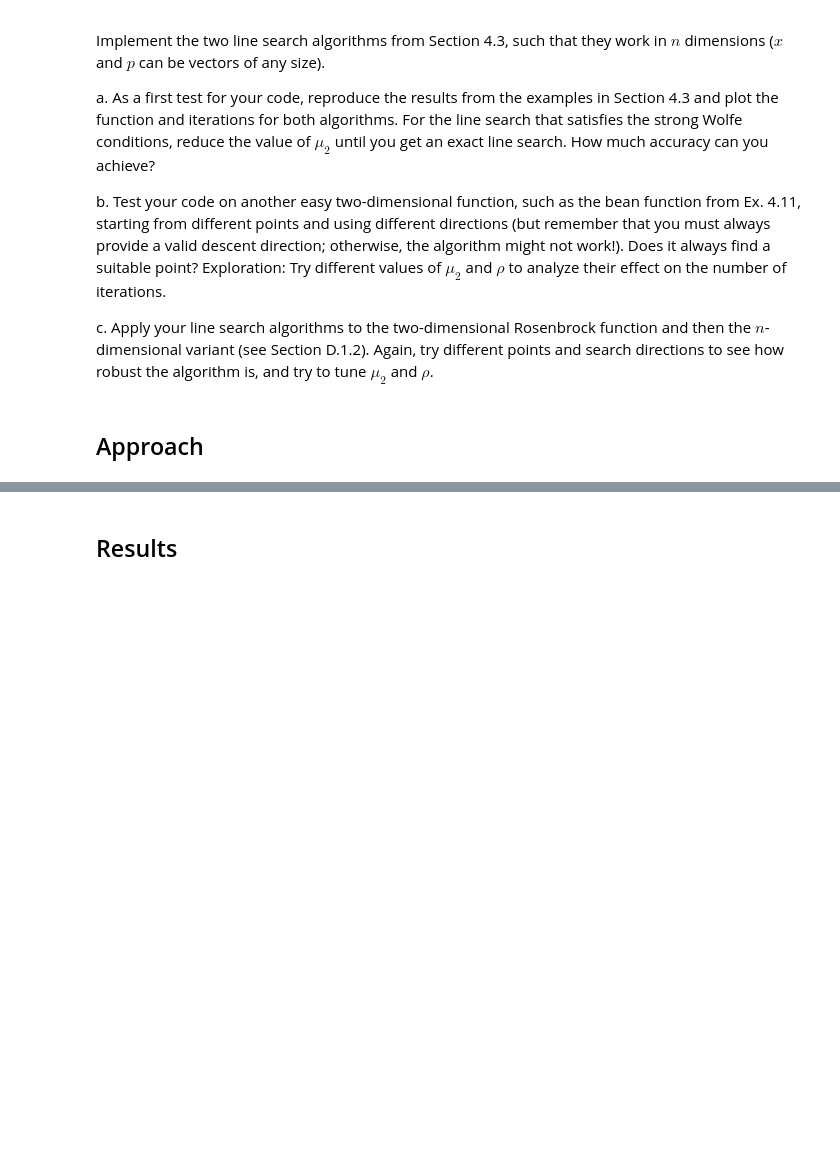
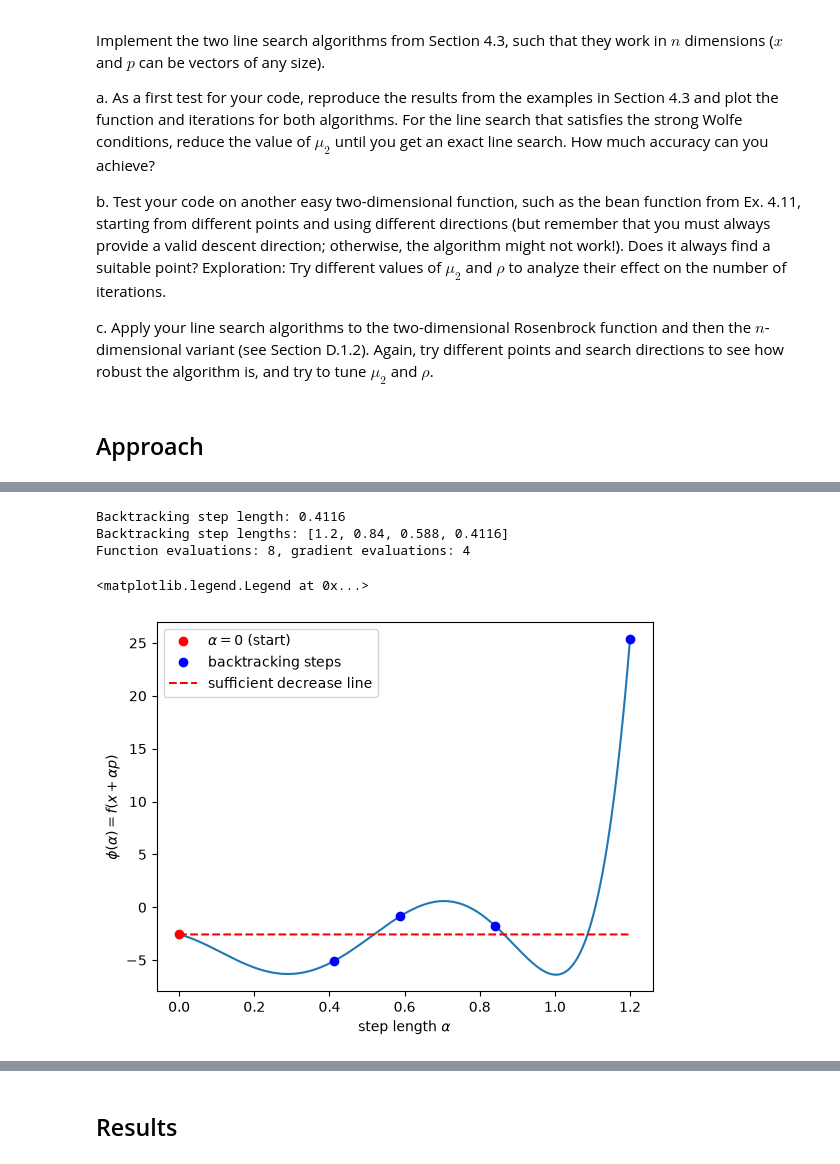
Before and after one commit to S0mar/MDO_Learn, a Jupyter notebook: solutions/ch04/prob4_7.ipynb, the cells around one changed output, grey strips where cells are left out. Drawn from its saved outputs; the diff is of its cells as text; code cells hidden in the pictures; blank space fills up the shorter version.

```diff
--- a/solutions/ch04/prob4_7.ipynb
+++ b/solutions/ch04/prob4_7.ipynb
@@ -65,0 +96,12 @@ def bracketing_pinpointing(f, grad, x, p, alpha_init=1.0, mu1=1e-4, mu2=0.9, sig
+# %%
+# signatures only; fill in. x, p are arrays of any size; return the step length and whatever counts you need
+def backtracking(f, grad, x, p, alpha_init=1.0, mu1=1e-4, rho=0.7):
+    """Backtracking line search to satisfy the Armijo condition (sufficient decrease)."""
+
+    alpha = alpha_init
+    alpha_list = [alpha]
+    while f(x + alpha * p) > f(x) + mu1 * alpha * grad(x + alpha * p).dot(p):
+        #while the function is aboce the sufficient decrease line, backtrack
+        alpha *= rho
+        alpha_list.append(alpha)
+    return alpha, alpha_list
@@ -65,0 +217,38 @@ def bracketing_pinpointing(f, grad, x, p, alpha_init=1.0, mu1=1e-4, mu2=0.9, sig
+# %%
+# start with solving example 4.8 (f_ls) with backtracking
+x0 = np.array([-1.25, 1.25]) # starting point
+p = np.array([4.0, 0.75]) # search direction
+
+alpha_init=1.2
+mu1=1e-4
+rho=0.7
+
+# new counters every time the cell runs, so the counts always start from zero
+f_count = Counted(f_ls)
+grad_count = Counted(grad_f_ls)
+
+step,list = backtracking(f_count, grad_count, x0, p, alpha_init=alpha_init, mu1=mu1, rho=rho)
+print(f"Backtracking step length: {step:.4f}")
+print(f"Backtracking step lengths: {[round(a, 4) for a in list]}")
+print(f"Function evaluations: {f_count.n}, gradient evaluations: {grad_count.n}")
+
+# plot the function along the search direction with all the backtracking step lengths
+# (plain f_ls / grad_f_ls from here on, so the plotting calls are not counted)
+alpha_max = 1.2
+ax = lineplot(f_ls, x0, p, alpha_max=alpha_max)
+alpha_list = np.array(list)
+phi_list = [f_ls(x0 + a * p) for a in alpha_list]   # f_ls takes one point at a time
+ax.plot(alpha_list, phi_list, "bo", label="backtracking steps")
+
+# sufficient decrease line: phi(0) + mu1 * alpha * phi'(0)
+phi_0 = f_ls(x0)
+grad_phi_0 = grad_f_ls(x0).dot(p)    # directional derivative at alpha = 0
+alphas = np.array([0, alpha_max])
+ax.plot(alphas, phi_0 + mu1 * alphas * grad_phi_0, "r--", label="sufficient decrease line")
+ax.legend()
+# %% [output]
+Backtracking step length: 0.4116
+Backtracking step lengths: [1.2, 0.84, 0.588, 0.4116]
+Function evaluations: 8, gradient evaluations: 4
+<matplotlib.legend.Legend at 0x...>
+[figure, added]
```
Also changed, not shown: parts of 11 cells of this notebook, 2 other files.
